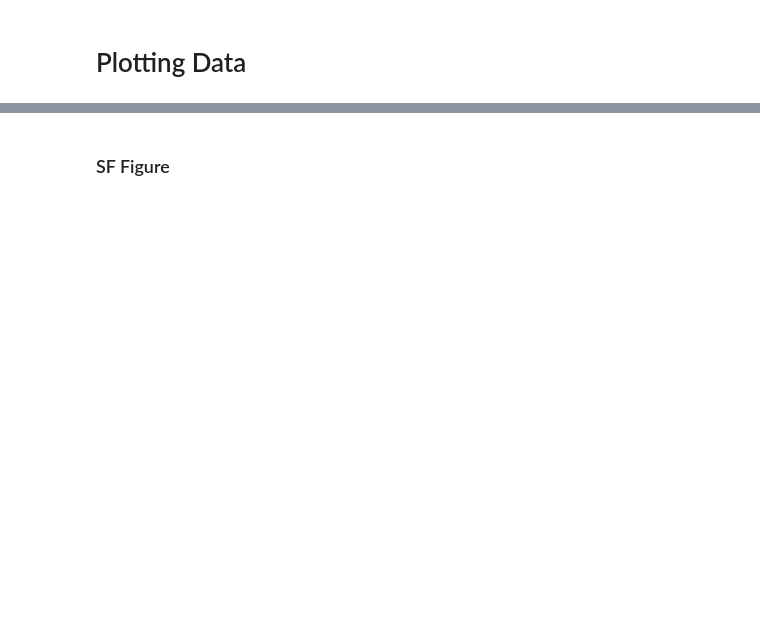
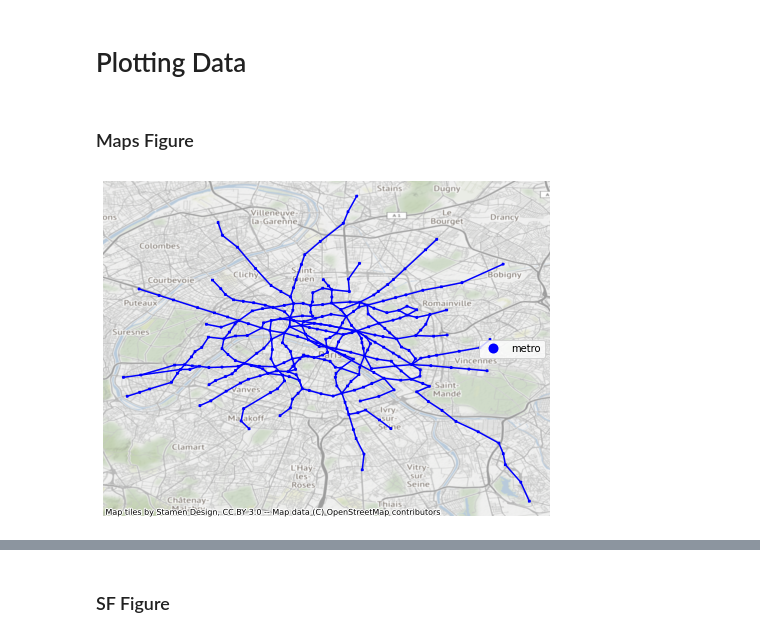
Before and after one commit to pbonazzi/network-cascade-failure, a Jupyter notebook: notebooks/FigureGeneration.ipynb, the cells around one changed output, grey strips where cells are left out. Drawn from its saved outputs; the diff is of its cells as text; code cells hidden in the pictures; blank space fills up the shorter version.

```diff
--- a/notebooks/FigureGeneration.ipynb
+++ b/notebooks/FigureGeneration.ipynb
@@ -13,3 +13,39 @@ from src.attack import *
 from src.create import *
 from src.measure import *
 import networkx as nx
+# %% [markdown]
+### Maps Figure
+# %%
+nodefile = "../data/vertex/vertex.csv"
+edgefile = "../data/edge/edge.csv"
+jsonfile = "../data/geojson/multigraph.geojson"
+
+import pandas as pd
+import geopandas
+import contextily as cx
+
+df_geo = geopandas.read_file(jsonfile)
+df_vertex = pd.read_csv(nodefile)
+df_edge = pd.read_csv(edgefile)
+
+filter_list = ['metro']
+df_metro = df_geo[df_geo.layer.isin(filter_list)]
+filter_list = ['train']
+df_train = df_geo[df_geo.layer.isin(filter_list)]
+filter_list = ['train', 'metro']
+df_train_metro = df_geo[df_geo.layer.isin(filter_list)]
+# %%
+# metro only
+ax = df_metro.plot(
+                   marker='x',
+                    column="layer",
+                   legend=True,
+                   legend_kwds={'loc': 'right'},
+                   cmap="winter",
+                   markersize=5,
+                   figsize=(8, 8))
+cx.add_basemap(ax, alpha=0.7, crs=df_metro.crs)
+
+ax.set_axis_off()
+# %% [output]
+[figure, added]
```
Also changed, not shown: parts of 5 cells of this notebook, 9 other files.
